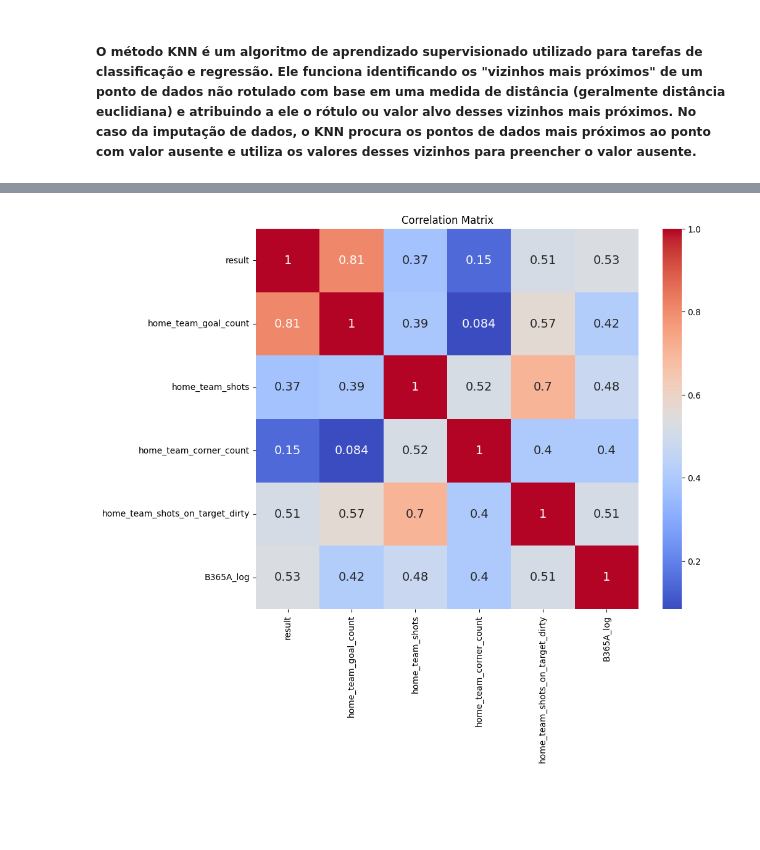
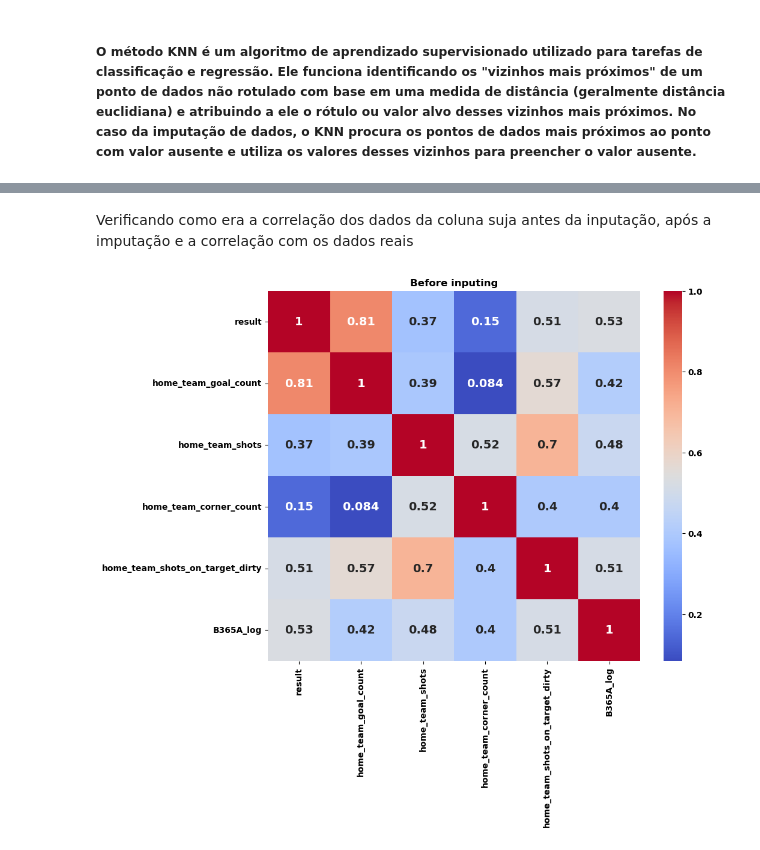
Before and after one commit to gabrielaragao01/Data-Science-Project, a Jupyter notebook: code/pre_processing_data/inputingemptydata.ipynb, the cells around one changed output, grey strips where cells are left out. Cells and saved outputs as stored; diff of their text form; code cells hidden in the pictures; blank space fills up the shorter version.

```diff
--- a/code/pre_processing_data/inputingemptydata.ipynb
+++ b/code/pre_processing_data/inputingemptydata.ipynb
@@ -309,21 +94,23 @@ Imputing row 201/380 with 0 missing, elapsed time: 0.020
 Imputing row 301/380 with 1 missing, elapsed time: 0.020
+# %% [markdown]
+Verificando como era a correlação dos dados da coluna suja antes da inputação, após a imputação e a correlação com os dados reais
 # %%
 # Select only the numeric columns
 numeric_columns = matches_info_df.select_dtypes(include=['float64', 'int64'])
 
 # Further filter numeric columns to include specific columns of interest
 numeric_columns = numeric_columns.drop(columns=['performance_rank_home','away_performance_rank','Pre-Match PPG (Home)', 'Pre-Match PPG (Away)'])
 
 # Calculate the covariance matrix for the selected numeric columns
 corr_matrix = numeric_columns.corr('spearman')
 
 # Plot the correlation matrix as a heatmap
 plt.figure(figsize=(10, 8))
-plt.title('Correlation Matrix')
+plt.title('Before inputing')
 sns.heatmap(corr_matrix, annot=True, cmap='coolwarm', annot_kws={'size': 14})
 plt.show()
 # %% [output]
-[figure, old version]
+[figure, new version]
 # %%
 # Select only the numeric columns
 numeric_columns = matches_knn_df.select_dtypes(include=['float64', 'int64'])
```
Also changed, not shown: parts of 25 cells of this notebook, 10 other files.
